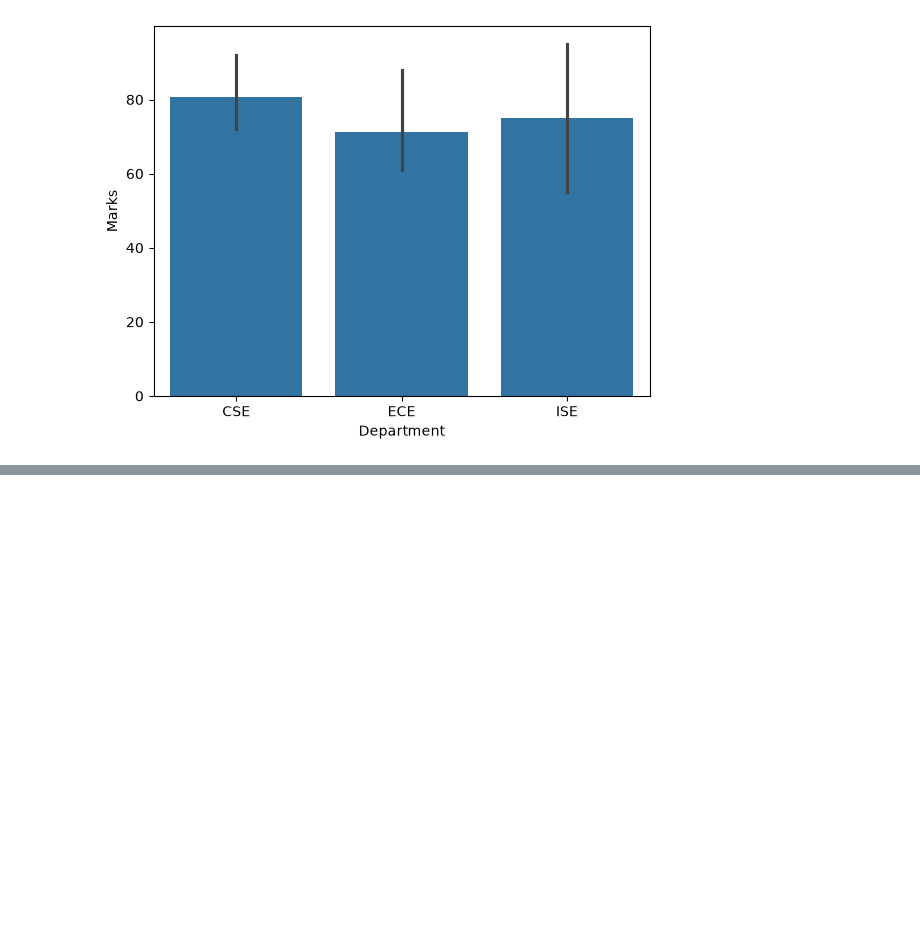
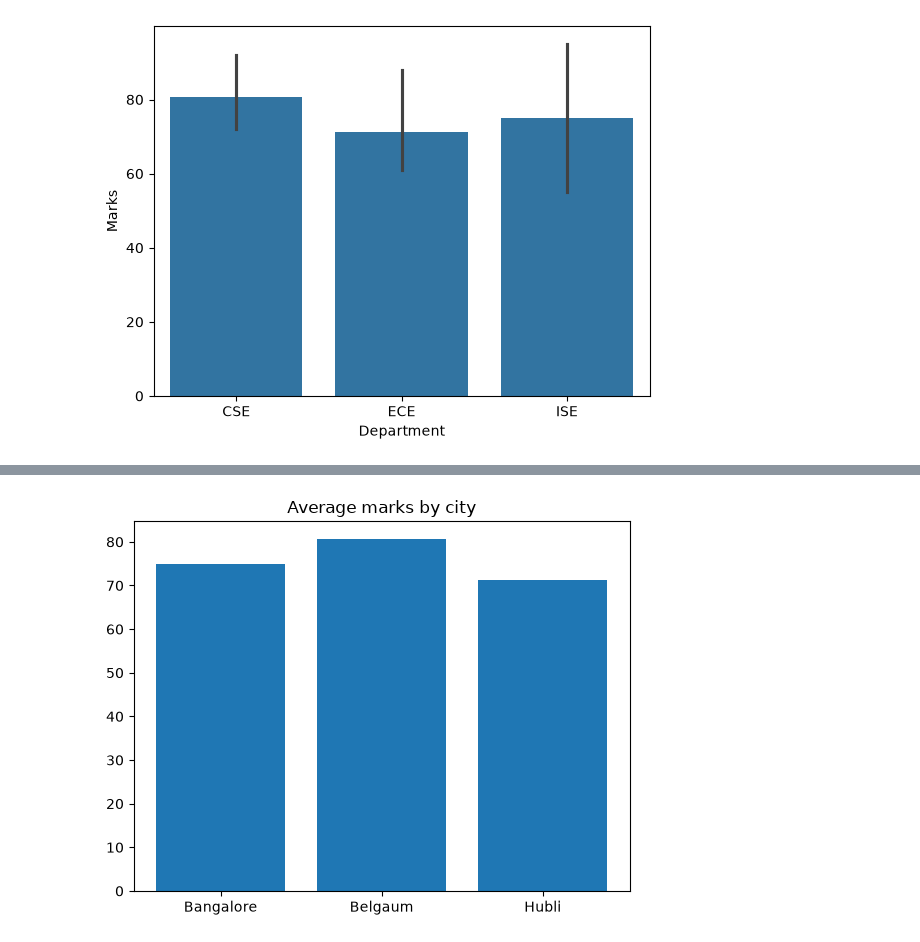
Before and after one commit to SujalHuddar/Basic_Python, a Jupyter notebook: Visualisation.ipynb, the cells around one changed output, grey strips where cells are left out. Saved outputs shown, nothing was run; the diff lists cells and outputs as text; code cells hidden in the pictures; blank space fills up the shorter version.

```diff
--- a/Visualisation.ipynb
+++ b/Visualisation.ipynb
@@ -63,0 +81,6 @@ plt.show()
+# %%
+plt.bar(avg_city_marks.index, avg_city_marks.values)
+plt.title('Average marks by city')
+plt.show()
+# %% [output]
+[figure, added]
```
Also changed, not shown: parts of 2 cells of this notebook.
